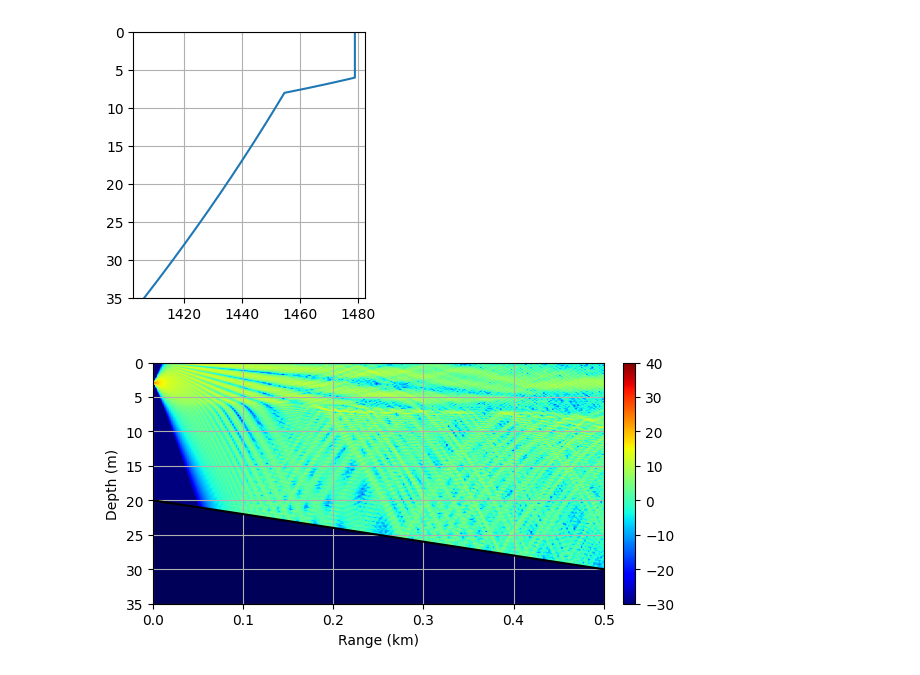
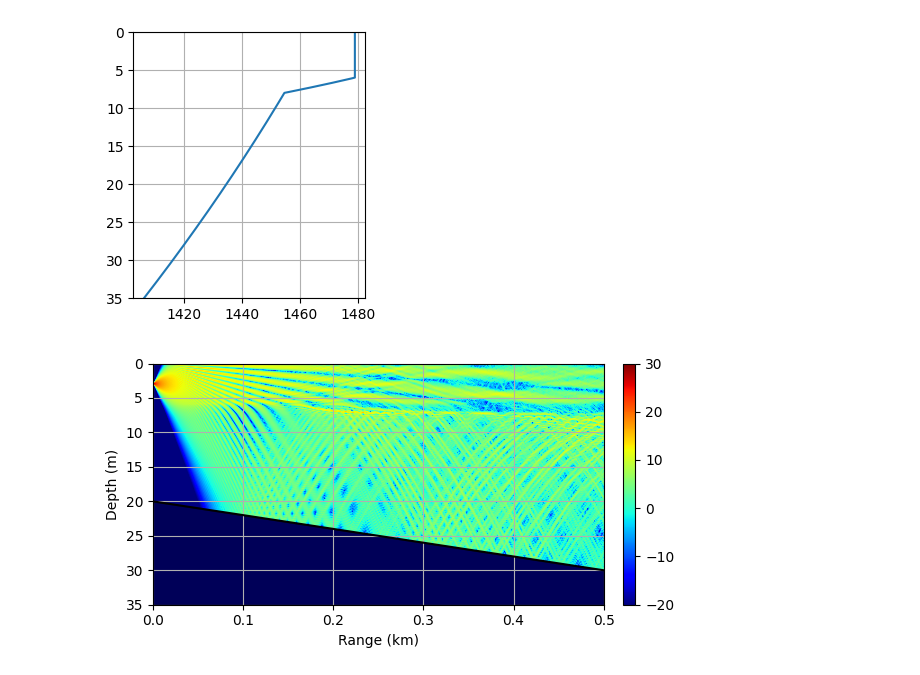
Before and after one commit to mikelytaev/wave-propagation, a Jupyter notebook: docs/source/notebooks/uwa/uwa_ultrasound.ipynb, the cells around one changed output. Cells and saved outputs as stored; diff of their text form; code cells hidden in the pictures.

```diff
--- a/docs/source/notebooks/uwa/uwa_ultrasound.ipynb
+++ b/docs/source/notebooks/uwa/uwa_ultrasound.ipynb
@@ -33,7 +35,7 @@ env = UnderwaterEnvironment(
 Preparing transmitting antenna
 # %%
 src = GaussSource(
-    freq_hz=20E3,
+    freq_hz=30E3,
     depth_m=3,
     beam_width_deg=10,
     eval_angle_deg=0,
@@ -65,6 +67,6 @@ vis.sound_speed_profile().show()
 # %% [output]
 [figure]
 # %%
-vis.plot2d(min_val=-30, max_val=40, grid=True, show_terrain=True).show()
+vis.plot2d(min_val=-20, max_val=30, grid=True, show_terrain=True).show()
 # %% [output]
-[figure, old version]
+[figure, new version]
```
Also changed, not shown: parts of 7 cells of this notebook.
